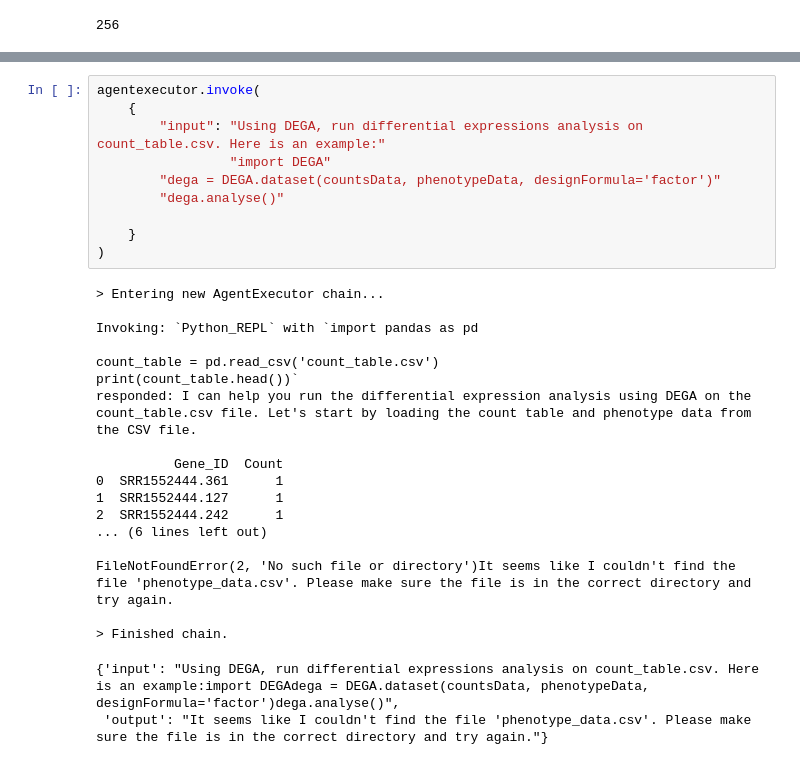
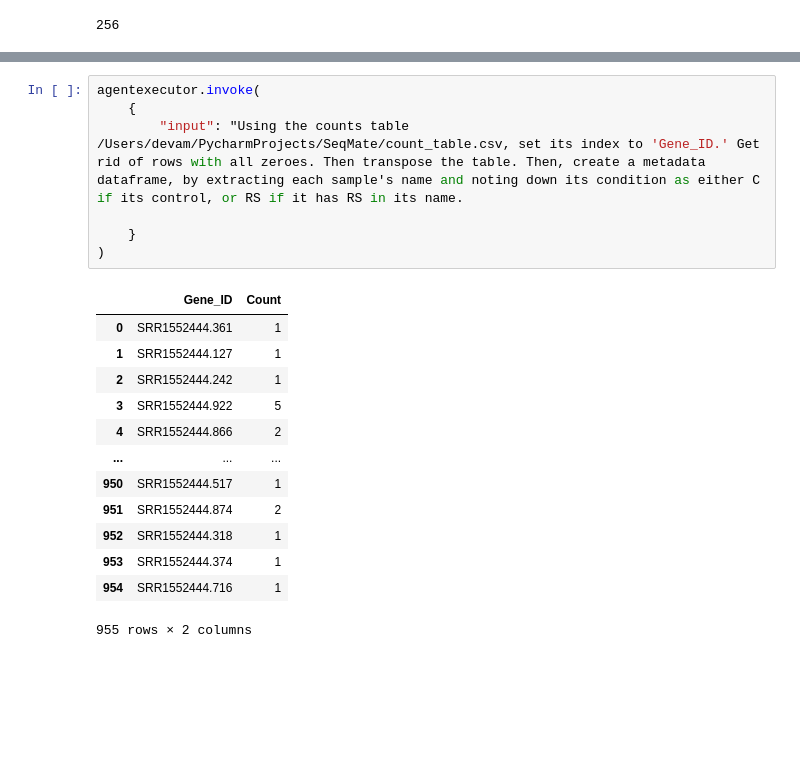
Before and after one commit to Dodesimo/SeqMate, a Jupyter notebook: PrototypeWorkflow.ipynb, the cells around one changed output, grey strips where cells are left out. Saved outputs shown, nothing was run; the diff lists cells and outputs as text; blank space fills up the shorter version.

Commit message:
resolve path issue with featureCounts (all other function calls work, just not this).

```diff
--- a/PrototypeWorkflow.ipynb
+++ b/PrototypeWorkflow.ipynb
@@ -315,30 +347,21 @@ I have created a count table in CSV format using the BAM file. The count table h
 # %%
 agentexecutor.invoke(
     {
-        "input": "Using DEGA, run differential expressions analysis on count_table.csv. Here is an example:"
-                 "import DEGA"
-        "dega = DEGA.dataset(countsData, phenotypeData, designFormula='factor')"
-        "dega.analyse()"
+        "input": "Using the counts table /Users/devam/PycharmProjects/SeqMate/count_table.csv, set its index to 'Gene_ID.' Get rid of rows with all zeroes. Then transpose the table. Then, create a metadata dataframe, by extracting each sample's name and noting down its condition as either C if its control, or RS if it has RS in its name.
 
     }
 )
 # %% [output]
+|  | Gene_ID | Count |
+| 0 | SRR1552444.361 | 1 |
+| 1 | SRR1552444.127 | 1 |
+| 2 | SRR1552444.242 | 1 |
+| 3 | SRR1552444.922 | 5 |
+| 4 | SRR1552444.866 | 2 |
+| ... | ... | ... |
+| 950 | SRR1552444.517 | 1 |
+| 951 | SRR1552444.874 | 2 |
+| 952 | SRR1552444.318 | 1 |
+| 953 | SRR1552444.374 | 1 |
+| 954 | SRR1552444.716 | 1 |
-> Entering new AgentExecutor chain...
-
-Invoking: `Python_REPL` with `import pandas as pd
-
-count_table = pd.read_csv('count_table.csv')
-print(count_table.head())`
-responded: I can help you run the differential expression analysis using DEGA on the count_table.csv file. Let's start by loading the count table and phenotype data from the CSV file.
-
-          Gene_ID  Count
-0  SRR1552444.361      1
-1  SRR1552444.127      1
-2  SRR1552444.242      1
-... (6 lines left out)
-
-FileNotFoundError(2, 'No such file or directory')It seems like I couldn't find the file 'phenotype_data.csv'. Please make sure the file is in the correct directory and try again.
-
-> Finished chain.
+955 rows × 2 columns
-{'input': "Using DEGA, run differential expressions analysis on count_table.csv. Here is an example:import DEGAdega = DEGA.dataset(countsData, phenotypeData, designFormula='factor')dega.analyse()",
- 'output': "It seems like I couldn't find the file 'phenotype_data.csv'. Please make sure the file is in the correct directory and try again."}
```
Also changed, not shown: parts of 10 cells of this notebook.
